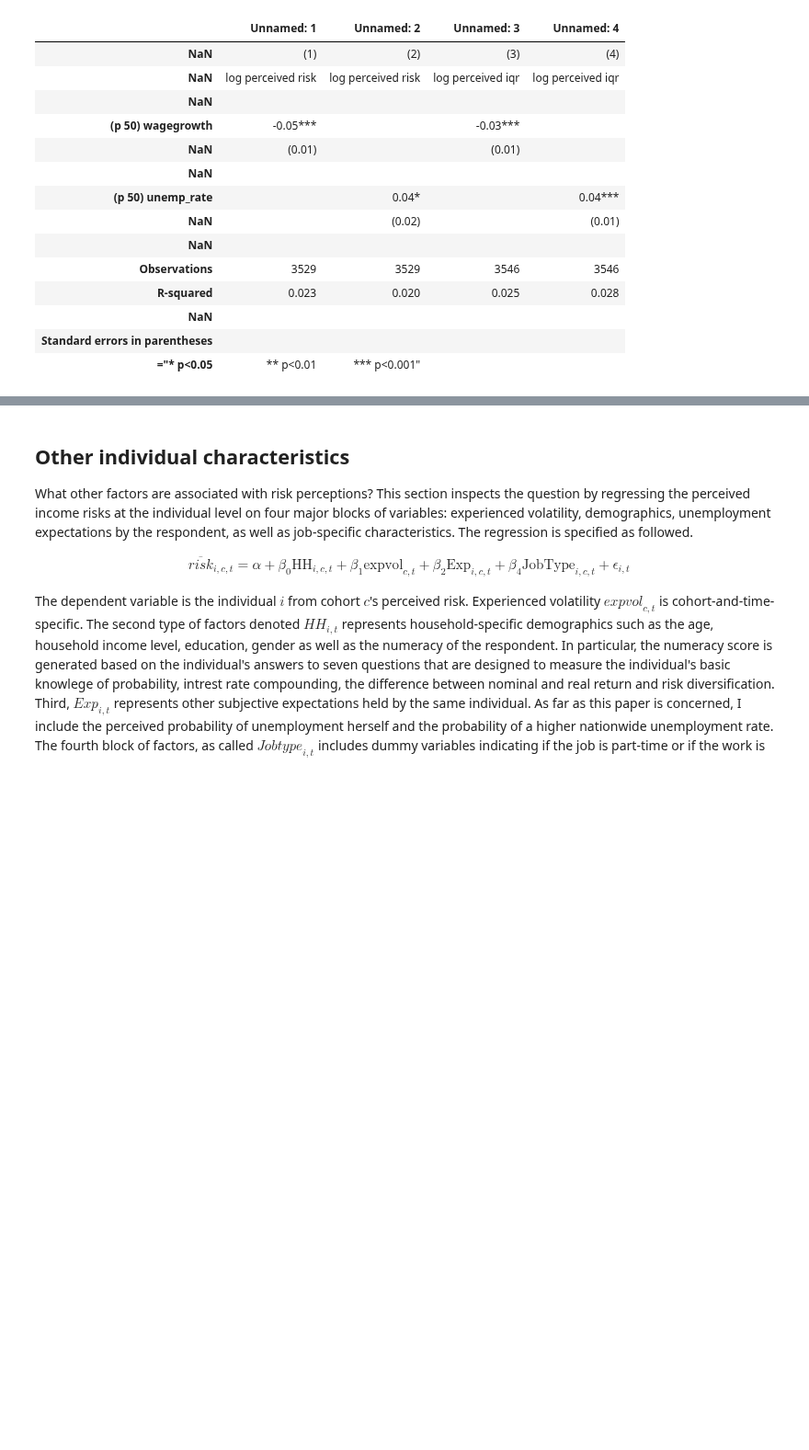
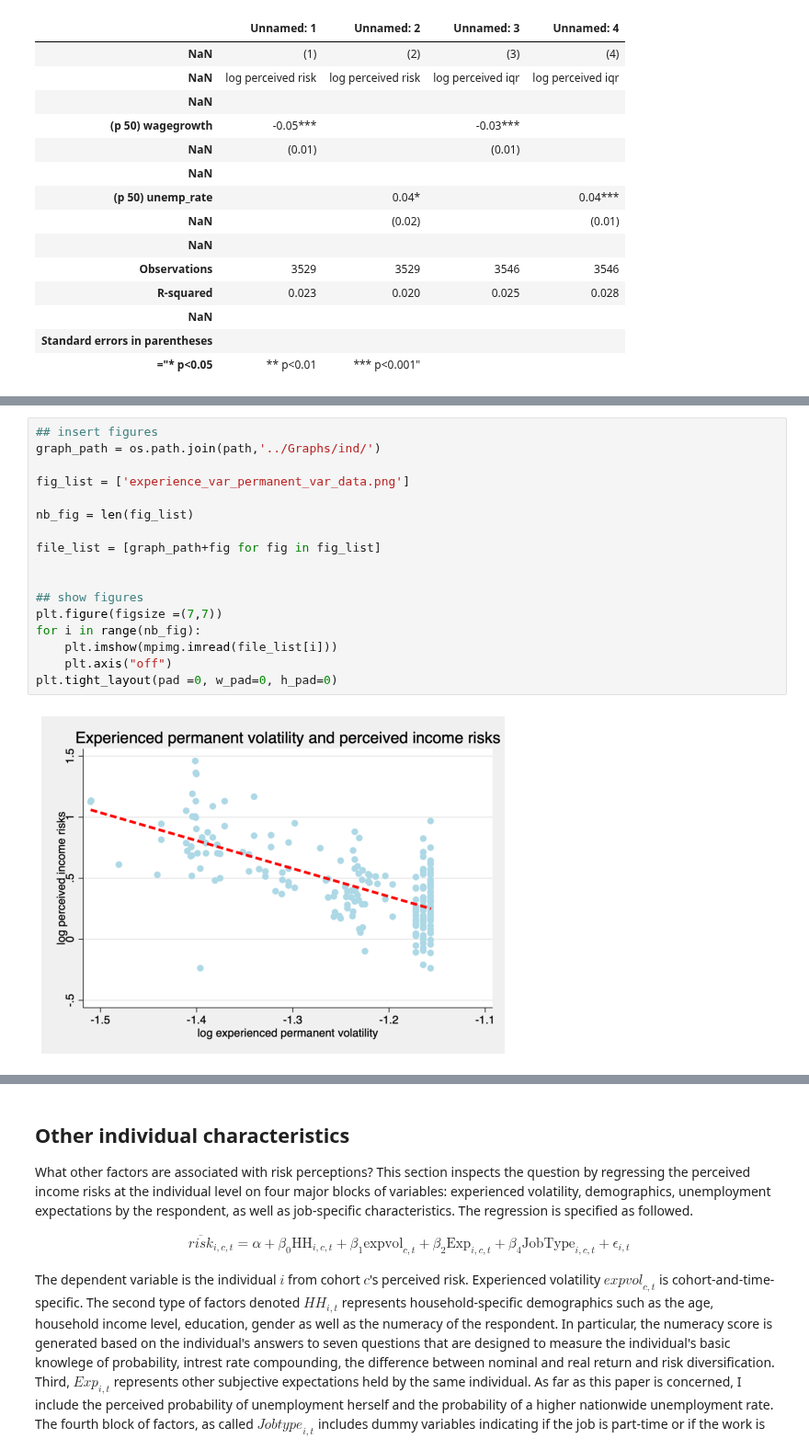
Before and after one commit to iworld1991/IncExpProject, a Jupyter notebook: WorkingFolder/PythonCode/PerceivedIncomeRisk.ipynb, the cells around one changed output, grey strips where cells are left out. Shown at 92% size. Saved outputs shown, nothing was run; the diff lists cells and outputs as text; blank space fills up the shorter version.

Commit message:
added deadded experience of decomposed risks.

```diff
--- a/WorkingFolder/PythonCode/PerceivedIncomeRisk.ipynb
+++ b/WorkingFolder/PythonCode/PerceivedIncomeRisk.ipynb
@@ -299,0 +306,19 @@ plt.tight_layout(pad =0, w_pad=0, h_pad=0)
+# %%
+## insert figures
+graph_path = os.path.join(path,'../Graphs/ind/')
+
+fig_list = ['experience_var_permanent_var_data.png']
+
+nb_fig = len(fig_list)
+
+file_list = [graph_path+fig for fig in fig_list]
+
+
+## show figures
+plt.figure(figsize =(7,7))
+for i in range(nb_fig):
+    plt.imshow(mpimg.imread(file_list[i]))
+    plt.axis("off")
+plt.tight_layout(pad =0, w_pad=0, h_pad=0)
+# %% [output]
+[figure, added]
```
Also changed, not shown: parts of 8 cells of this notebook, 47 other files.
